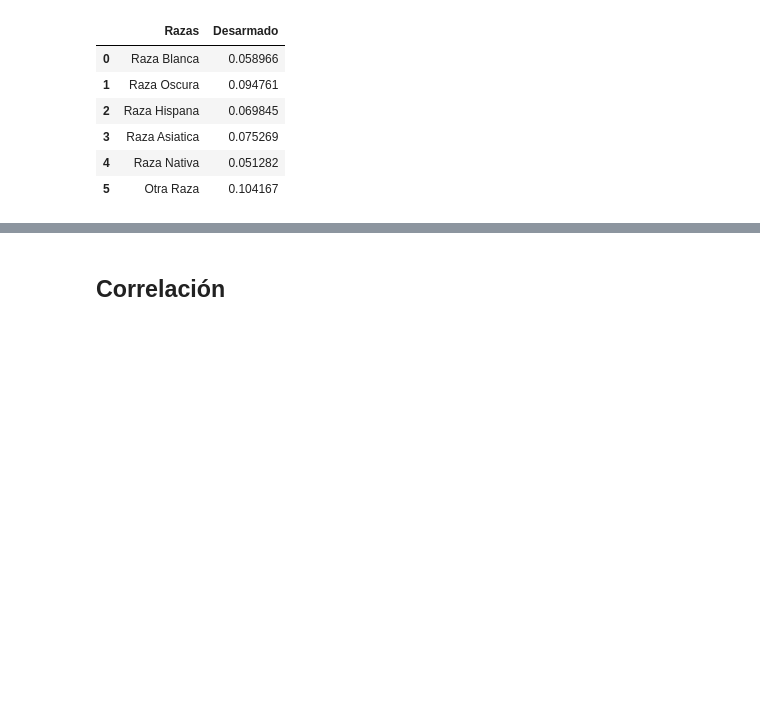
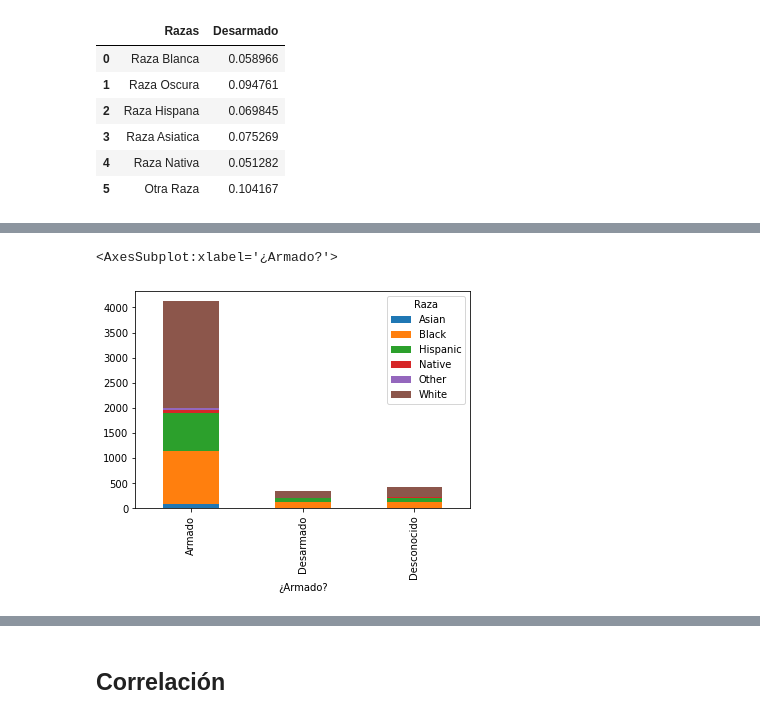
Before and after one commit to EmmanuelGalvan/MineriaDatos, a Jupyter notebook: Archivos/PIA/Visualizacion_Equipo9.ipynb, the cells around one changed output, grey strips where cells are left out. Drawn from its saved outputs; the diff is of its cells as text; code cells hidden in the pictures; blank space fills up the shorter version.

```diff
--- a/Archivos/PIA/Visualizacion_Equipo9.ipynb
+++ b/Archivos/PIA/Visualizacion_Equipo9.ipynb
@@ -59,4 +59,6 @@ df_PS = df_PS.replace({"Guns": "Armado",
                       "Explosives": "Armado",
                       "Unarmed": "Desarmado",
                       "Unknown": "Desconocido"})
+# %%
+df_PS = df_PS.rename(columns={'Categoria_de_armas': '¿Armado?'})
 # %%
@@ -291,4 +302,7 @@ G_Comp
 # %%
-Porcentaje = df_PS['Raza'].groupby([df_PS['Categoria_de_armas'], df_PS['Raza']]).count().unstack().fillna(0)
-Porcentaje.head(15).plot.bar(stacked = True)
+Arm = df_PS['Raza'].groupby([df_PS['¿Armado?'], df_PS['Raza']]).count().unstack().fillna(0)
+Arm.head(15).plot.bar(stacked = True)
+# %% [output]
+<AxesSubplot:xlabel='¿Armado?'>
+[figure, added]
 # %%
```
Also changed, not shown: parts of 35 cells of this notebook.
